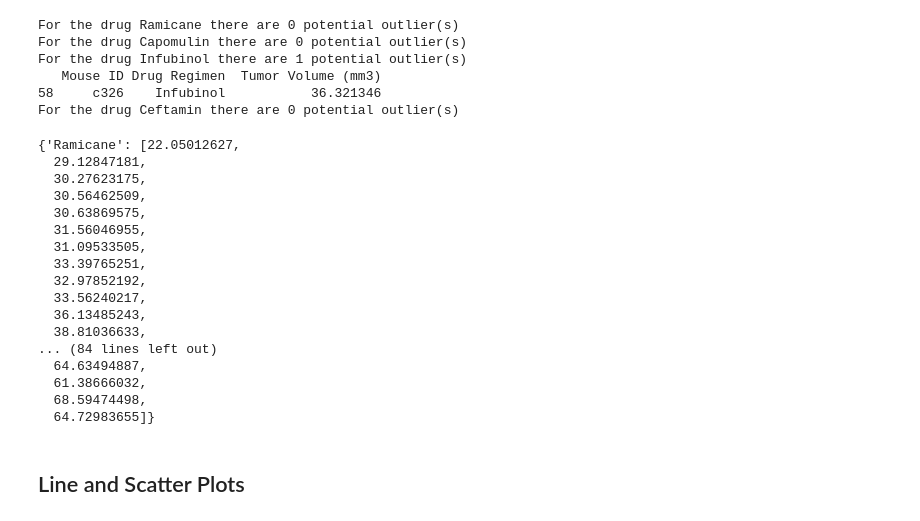
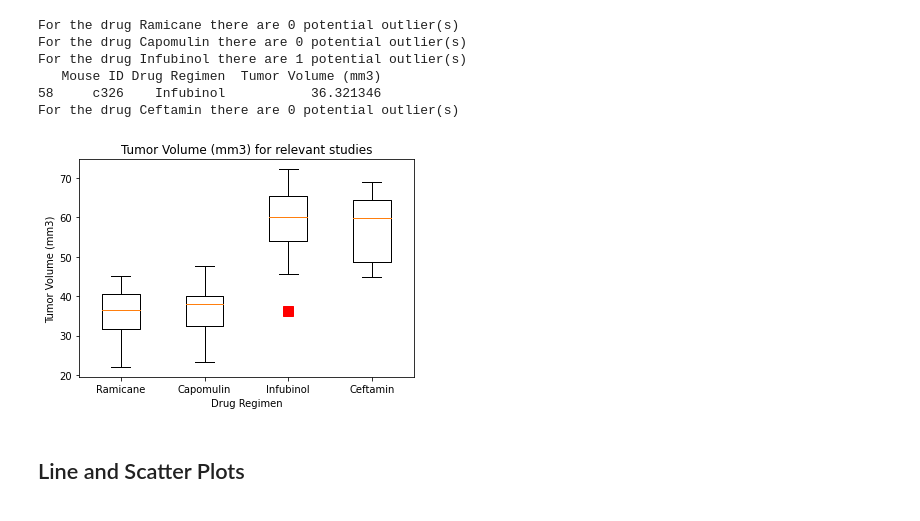
Before and after one commit to JuanjoFernandez/pharmaceutical, a Jupyter notebook: Pymaceuticals/pymaceuticals_starter.ipynb, the cells around one changed output. Drawn from its saved outputs; the diff is of its cells as text; code cells hidden in the pictures.

Commit message:
box & whisker plots

```diff
--- a/Pymaceuticals/pymaceuticals_starter.ipynb
+++ b/Pymaceuticals/pymaceuticals_starter.ipynb
@@ -310,41 +310,26 @@ For the drug Ceftamin there are 0 potential outlier(s)
 # %%
 # Generate a box plot of the final tumor volume of each mouse across four regimens of interest
 
 tumor_dic = {}
 
 #building the dictionary values
 #for loop creates a dictionary with the name of the regimen as key and the tumor volumes as series
 for x in treatments:
     data = final_tumor.loc[final_tumor['Drug Regimen'] == x, :]
     data = data['Tumor Volume (mm3)'].tolist()
     tumor_dic[x] = data
 
 #graph parameters
-# tumor_dic, ax1 = plt.subplots()
-# ax1.set_title('Final Tumor Volume (mm3) by Drug Regimen')
-# ax1.set_ylabel('Final Tumor Volume (mm3)')
-# ax1.boxplot(tumor_dic)
-# plt.show()
-
-tumor_dic
+fig1, ax1 = plt.subplots()
+ax1.set_title('Tumor Volume (mm3) for relevant studies')
+ax1.set_ylabel('Tumor Volume (mm3)')
+ax1.set_xlabel('Drug Regimen')
+flierprops = dict(marker='s', markerfacecolor='r', markersize=10, linestyle='none', markeredgecolor='r') #outliers format
+ax1.boxplot(tumor_dic.values(), flierprops= flierprops)
+ax1.set_xticklabels(tumor_dic.keys())
+plt.show()
 # %% [output]
-{'Ramicane': [22.05012627,
-  29.12847181,
-  30.27623175,
-  30.56462509,
-  30.63869575,
-  31.56046955,
-  31.09533505,
-  33.39765251,
-  32.97852192,
-  33.56240217,
-  36.13485243,
-  38.81036633,
-... (84 lines left out)
-  64.63494887,
-  61.38666032,
-  68.59474498,
-  64.72983655]}
+[figure, added]
 # %% [markdown]
 ## Line and Scatter Plots
 # %%
```
Also changed, not shown: 1 other file.
